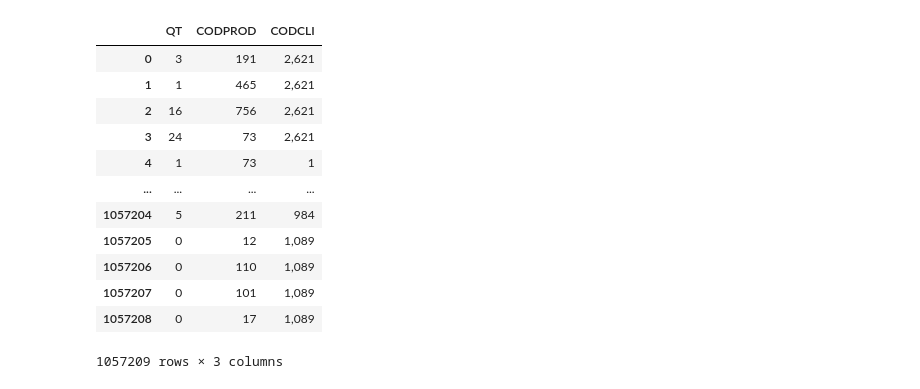
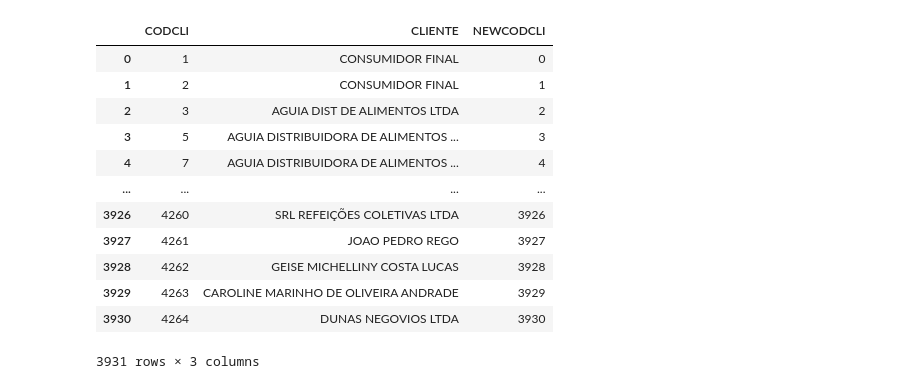
Before and after one commit to saulotp/recomendation-system, a Jupyter notebook: new.ipynb, the cells around one changed output. Cells and saved outputs as stored; diff of their text form; code cells hidden in the pictures.

```diff
--- a/new.ipynb
+++ b/new.ipynb
@@ -60,17 +0,0 @@ pcpedi
-# %%
-main = pcpedi.drop(['DATA', 'NUMPED'], axis=1)
-main
-# %% [output]
-|  | QT | CODPROD | CODCLI |
-| 0 | 3 | 191 | 2,621 |
-| 1 | 1 | 465 | 2,621 |
-| 2 | 16 | 756 | 2,621 |
-| 3 | 24 | 73 | 2,621 |
-| 4 | 1 | 73 | 1 |
-| ... | ... | ... | ... |
-| 1057204 | 5 | 211 | 984 |
-| 1057205 | 0 | 12 | 1,089 |
-| 1057206 | 0 | 110 | 1,089 |
-| 1057207 | 0 | 101 | 1,089 |
-| 1057208 | 0 | 17 | 1,089 |
-1057209 rows × 3 columns
@@ -76,0 +8,27 @@ main
+# %%
+
+list = []
+count = 0
+for i in pcclient["CODCLI"]:
+    list.append(count)
+    count += 1
+
+tst = pd.DataFrame(list)
+tst.columns = ["NEWCODCLI"]
+
+pcclient = pd.concat([pcclient, tst], axis=1)
+pcclient
+# %% [output]
+|  | CODCLI | CLIENTE | NEWCODCLI |
+| 0 | 1 | CONSUMIDOR FINAL | 0 |
+| 1 | 2 | CONSUMIDOR FINAL | 1 |
+| 2 | 3 | AGUIA DIST DE ALIMENTOS LTDA | 2 |
+| 3 | 5 | AGUIA DISTRIBUIDORA DE ALIMENTOS ... | 3 |
+| 4 | 7 | AGUIA DISTRIBUIDORA DE ALIMENTOS ... | 4 |
+| ... | ... | ... | ... |
+| 3926 | 4260 | SRL REFEIÇÕES COLETIVAS LTDA | 3926 |
+| 3927 | 4261 | JOAO PEDRO REGO | 3927 |
+| 3928 | 4262 | GEISE MICHELLINY COSTA LUCAS | 3928 |
+| 3929 | 4263 | CAROLINE MARINHO DE OLIVEIRA ANDRADE | 3929 |
+| 3930 | 4264 | DUNAS NEGOVIOS LTDA | 3930 |
+3931 rows × 3 columns
```
Also changed, not shown: parts of 14 cells of this notebook.
